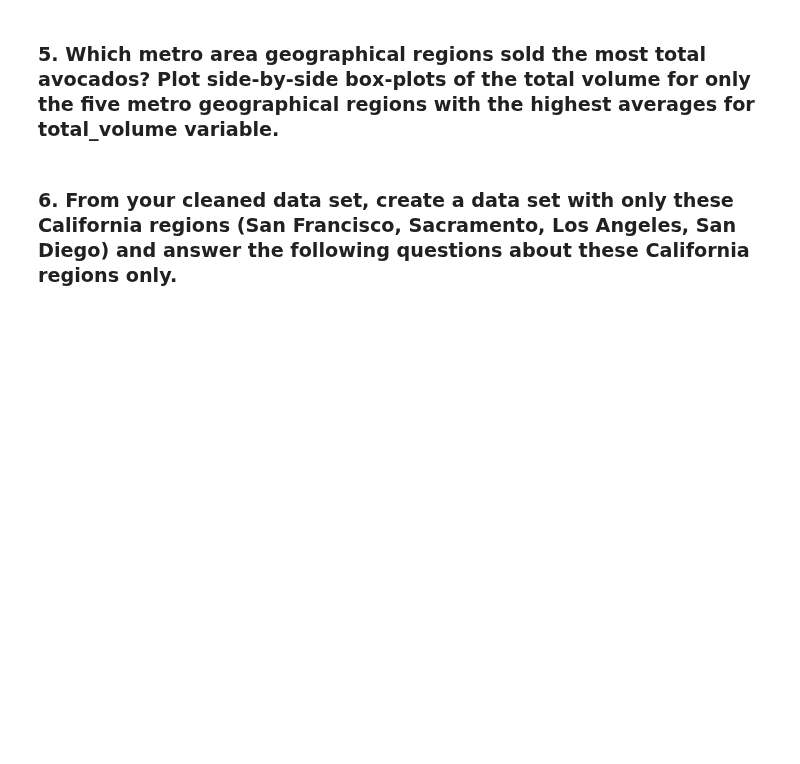
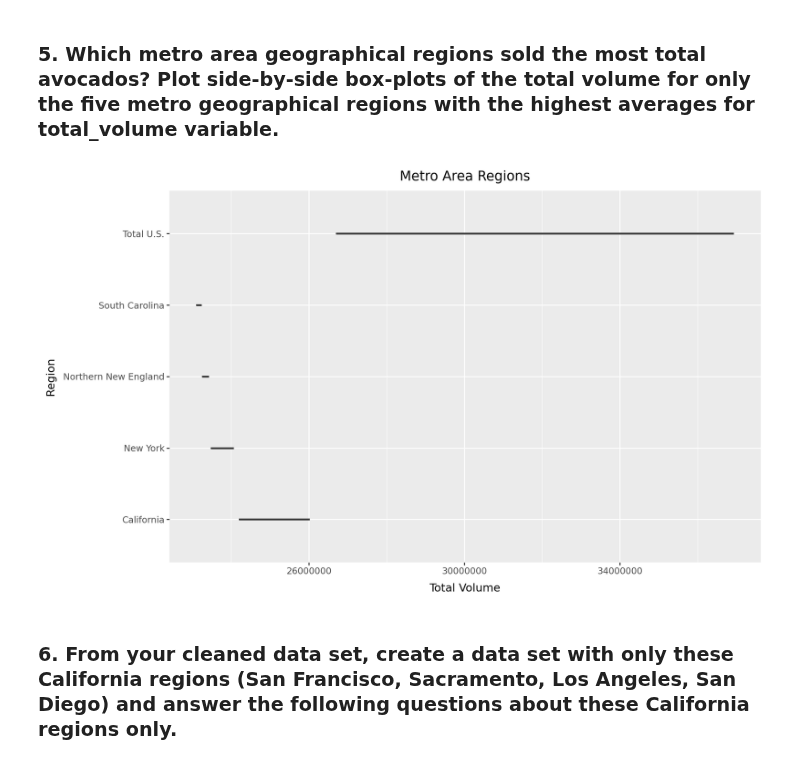
Before and after one commit to summerchurby/GSB-544, a Jupyter notebook: Lab2_AvocadoSales.ipynb, the cells around one changed output. Cells and saved outputs as stored; diff of their text form; code cells hidden in the pictures; blank space fills up the shorter version.

```diff
--- a/Lab2_AvocadoSales.ipynb
+++ b/Lab2_AvocadoSales.ipynb
@@ -85,6 +85,24 @@ print(highestmonth)
 The month with the highest average volume of avocado sales is May.
 # %% [markdown]
 ### 5. Which metro area geographical regions sold the most total avocados? Plot side-by-side box-plots of the total volume for only the five metro geographical regions with the highest averages for total_volume variable.
+# %%
+from plotnine import *
+
+metro = (
+    avocados.groupby("minor_regions")
+    .agg(mean_vol = ("total_volume", "mean"))
+    .nlargest(5, "mean_vol")
+    .reset_index()
+)
+avocados_metro = avocados[avocados["minor_regions"].isin(metro["minor_regions"])]
+(ggplot(
+    avocados_metro, aes(x = "total_volume", y = "minor_regions"))
+    + geom_boxplot(fill = "pink")
+    + labs(x = "Total Volume", y = "Region", title = "Metro Area Regions")
+    + theme(figure_size = (10, 6))
+)
+# %% [output]
+[figure, added]
 # %% [markdown]
 ### 6. From your cleaned data set, create a data set with only these California regions (San Francisco, Sacramento, Los Angeles, San Diego) and answer the following questions about these California regions only.
 # %% [markdown]
```
